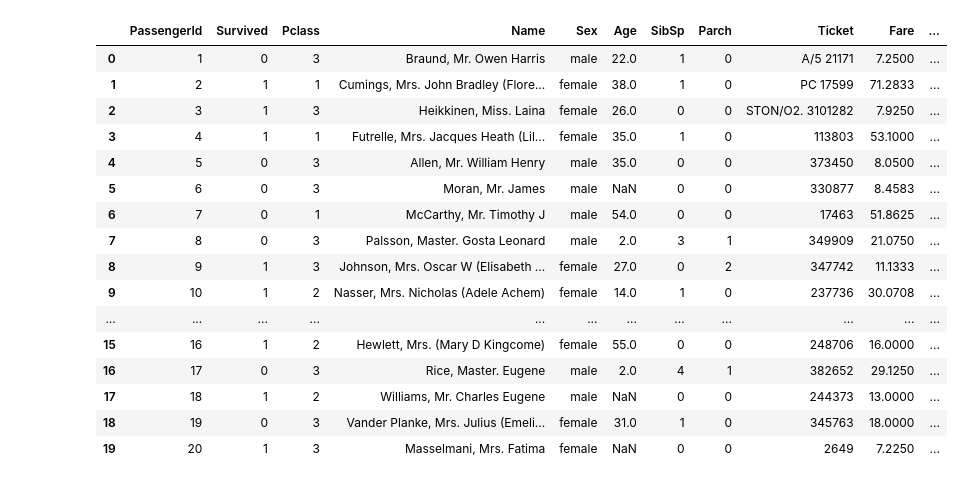
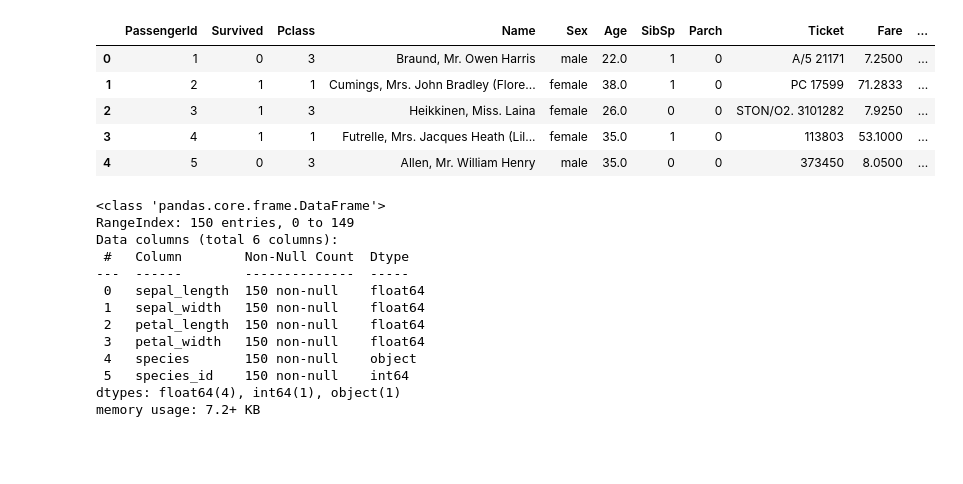
Before and after one commit to LilianNekesa/DataScience, a Jupyter notebook: Plotly assignment.ipynb, the cells around one changed output. Cells and saved outputs as stored; diff of their text form; code cells hidden in the pictures; blank space fills up the shorter version.

```diff
--- a/Plotly assignment.ipynb
+++ b/Plotly assignment.ipynb
@@ -2,26 +2,33 @@
 import plotly.express as px
 import pandas as pd
 # %%
+#First I will read the data from the Titanic URL provided.
+
 url="https://raw.githubusercontent.com/datasciencedojo/datasets/master/titanic.csv"
 data=pd.read_csv(url)
-data.head(20)
+data.head()
 # %% [output]
 |  | PassengerId | Survived | Pclass | Name | Sex | Age | SibSp | Parch | Ticket | Fare | ... |
 | 0 | 1 | 0 | 3 | Braund, Mr. Owen Harris | male | 22.0 | 1 | 0 | A/5 21171 | 7.2500 | ... |
 | 1 | 2 | 1 | 1 | Cumings, Mrs. John Bradley (Flore... | female | 38.0 | 1 | 0 | PC 17599 | 71.2833 | ... |
 | 2 | 3 | 1 | 3 | Heikkinen, Miss. Laina | female | 26.0 | 0 | 0 | STON/O2. 3101282 | 7.9250 | ... |
 | 3 | 4 | 1 | 1 | Futrelle, Mrs. Jacques Heath (Lil... | female | 35.0 | 1 | 0 | 113803 | 53.1000 | ... |
 | 4 | 5 | 0 | 3 | Allen, Mr. William Henry | male | 35.0 | 0 | 0 | 373450 | 8.0500 | ... |
-| 5 | 6 | 0 | 3 | Moran, Mr. James | male | NaN | 0 | 0 | 330877 | 8.4583 | ... |
-| 6 | 7 | 0 | 1 | McCarthy, Mr. Timothy J | male | 54.0 | 0 | 0 | 17463 | 51.8625 | ... |
-| 7 | 8 | 0 | 3 | Palsson, Master. Gosta Leonard | male | 2.0 | 3 | 1 | 349909 | 21.0750 | ... |
-| 8 | 9 | 1 | 3 | Johnson, Mrs. Oscar W (Elisabeth ... | female | 27.0 | 0 | 2 | 347742 | 11.1333 | ... |
-| 9 | 10 | 1 | 2 | Nasser, Mrs. Nicholas (Adele Achem) | female | 14.0 | 1 | 0 | 237736 | 30.0708 | ... |
-| ... | ... | ... | ... | ... | ... | ... | ... | ... | ... | ... | ... |
-| 15 | 16 | 1 | 2 | Hewlett, Mrs. (Mary D Kingcome) | female | 55.0 | 0 | 0 | 248706 | 16.0000 | ... |
-| 16 | 17 | 0 | 3 | Rice, Master. Eugene | male | 2.0 | 4 | 1 | 382652 | 29.1250 | ... |
-| 17 | 18 | 1 | 2 | Williams, Mr. Charles Eugene | male | NaN | 0 | 0 | 244373 | 13.0000 | ... |
-| 18 | 19 | 0 | 3 | Vander Planke, Mrs. Julius (Emeli... | female | 31.0 | 1 | 0 | 345763 | 18.0000 | ... |
-| 19 | 20 | 1 | 3 | Masselmani, Mrs. Fatima | female | NaN | 0 | 0 | 2649 | 7.2250 | ... |
+# %%
+data.info()
+# %% [output]
+<class 'pandas.core.frame.DataFrame'>
+RangeIndex: 150 entries, 0 to 149
+Data columns (total 6 columns):
+ #   Column        Non-Null Count  Dtype
+---  ------        --------------  -----
+ 0   sepal_length  150 non-null    float64
+ 1   sepal_width   150 non-null    float64
+ 2   petal_length  150 non-null    float64
+ 3   petal_width   150 non-null    float64
+ 4   species       150 non-null    object
+ 5   species_id    150 non-null    int64
+dtypes: float64(4), int64(1), object(1)
+memory usage: 7.2+ KB
 # %%
 #Create a bar plot to visualize the number of passengers who survived and did not survive, broken down by gender.
```
Also changed, not shown: parts of 8 cells of this notebook, 5 other files.
